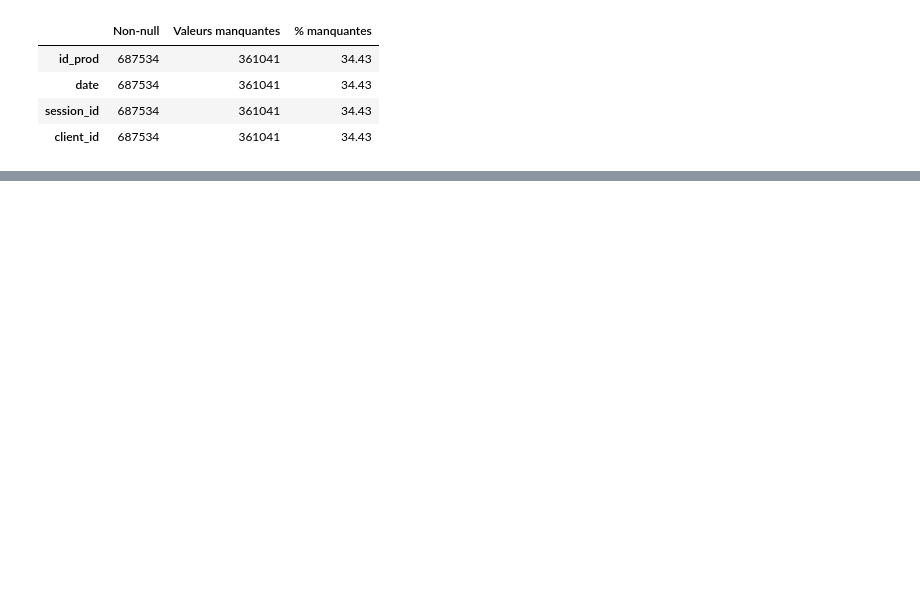
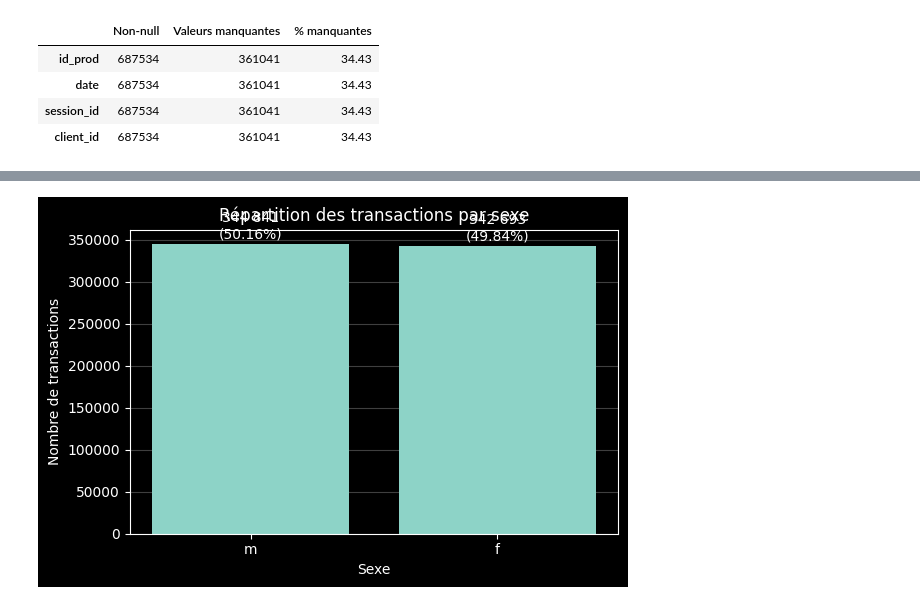
Before and after one commit to Stephane-OC/lapage, a Jupyter notebook: analyse_lapage.ipynb, the cells around one changed output, grey strips where cells are left out. Drawn from its saved outputs; the diff is of its cells as text; code cells hidden in the pictures; blank space fills up the shorter version.

```diff
--- a/analyse_lapage.ipynb
+++ b/analyse_lapage.ipynb
@@ -1495,0 +2367,33 @@ summary_cleaning
+# %%
+# Graphique Répartion Transactions Homme / Femme
+sex_counts = dataset_final["sex"].value_counts(dropna=False)
+sex_pct = (sex_counts / sex_counts.sum() * 100).round(2)
+
+# Style dark auto (gère aussi les couleurs)
+plt.style.use("dark_background")
+
+fig, ax = plt.subplots(figsize=(6, 4))
+bars = ax.bar(sex_counts.index.astype(str), sex_counts.values)
+
+ax.set_title("Répartition des transactions par sexe")
+ax.set_xlabel("Sexe")
+ax.set_ylabel("Nombre de transactions")
+ax.grid(axis="y", alpha=0.25)
+ax.set_axisbelow(True)
+
+# Valeurs sur les barres (effectif + %)
+ymax = sex_counts.max()
+for b, eff, pct in zip(bars, sex_counts.values, sex_pct.values):
+    ax.text(
+        b.get_x() + b.get_width()/2,
+        b.get_height() + ymax*0.01,
+        f"{eff:,}\n({pct:.2f}%)".replace(",", " "),
+        ha="center",
+        va="bottom",
+        fontsize=10
+    )
+
+plt.tight_layout()
+plt.show()
+# %% [output]
+[figure, added]
```
Also changed, not shown: parts of 77 cells of this notebook, 1 other file.
